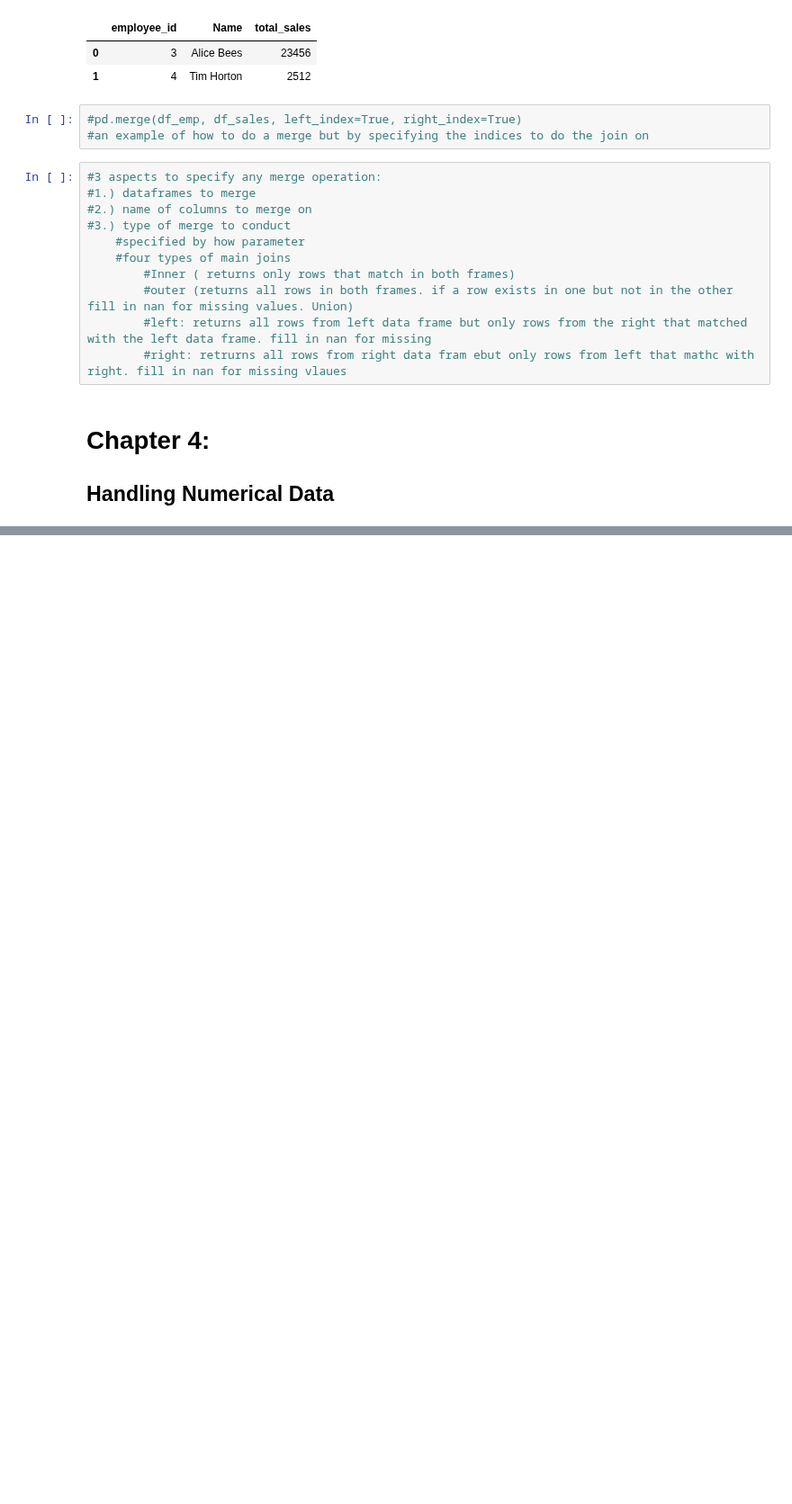
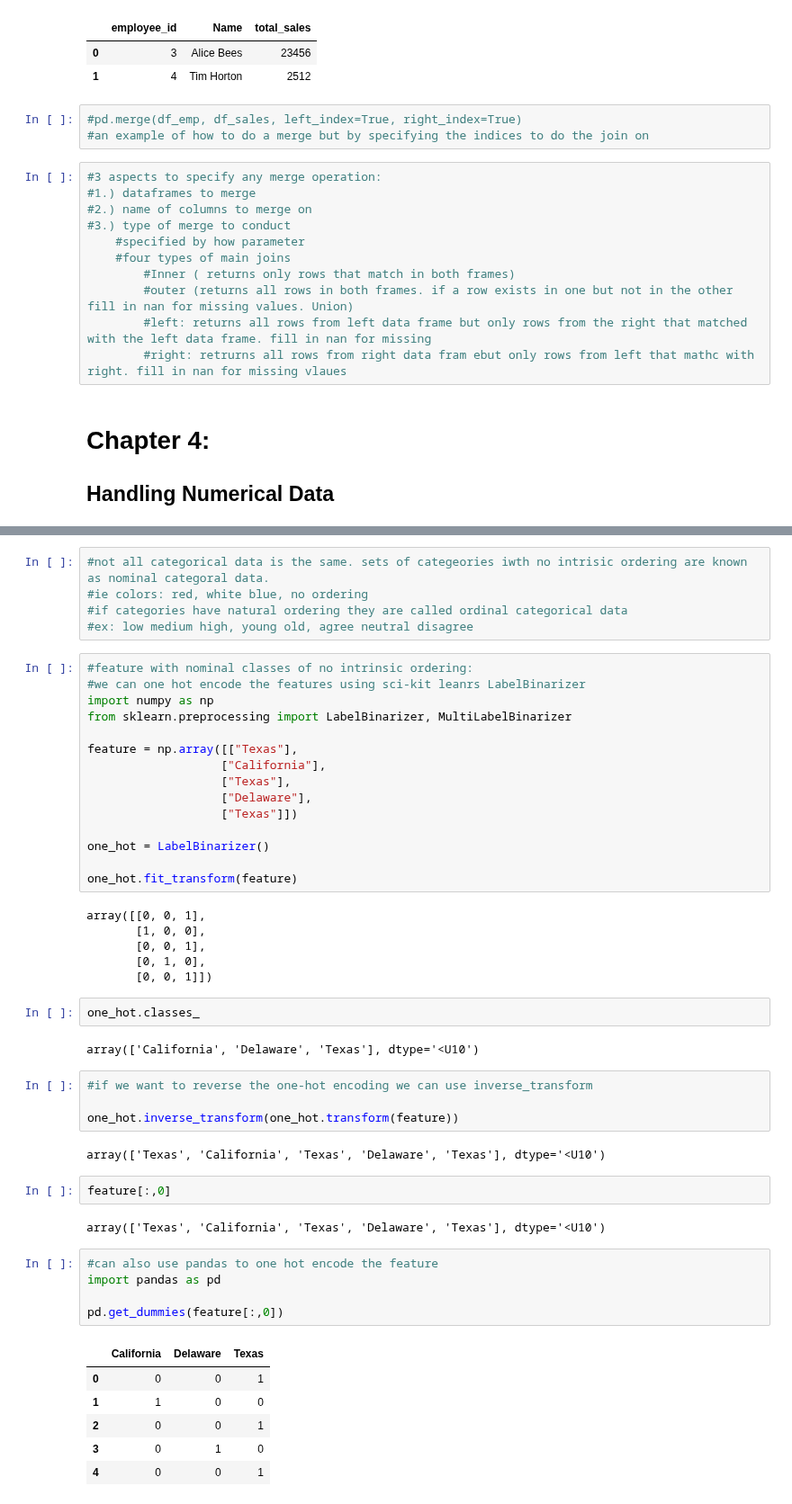
Before and after one commit to nkashyap14/ML-Notes-Exercises, a Jupyter notebook: Machine Learning with Python Cookbook.ipynb, the cells around one changed output, grey strips where cells are left out. Shown at 90% size. Saved outputs shown, nothing was run; the diff lists cells and outputs as text; blank space fills up the shorter version.

```diff
--- a/Machine Learning with Python Cookbook.ipynb
+++ b/Machine Learning with Python Cookbook.ipynb
@@ -839,0 +1227,52 @@ pd.merge(df_emp, df_sales, left_on='employee_id', right_on='employee_id')
+# %%
+#not all categorical data is the same. sets of categeories iwth no intrisic ordering are known as nominal categoral data.
+#ie colors: red, white blue, no ordering
+#if categories have natural ordering they are called ordinal categorical data
+#ex: low medium high, young old, agree neutral disagree
+# %%
+#feature with nominal classes of no intrinsic ordering:
+#we can one hot encode the features using sci-kit leanrs LabelBinarizer
+import numpy as np
+from sklearn.preprocessing import LabelBinarizer, MultiLabelBinarizer
+
+feature = np.array([["Texas"],
+                   ["California"],
+                   ["Texas"],
+                   ["Delaware"],
+                   ["Texas"]])
+
+one_hot = LabelBinarizer()
+
+one_hot.fit_transform(feature)
+# %% [output]
+array([[0, 0, 1],
+       [1, 0, 0],
+       [0, 0, 1],
+       [0, 1, 0],
+       [0, 0, 1]])
+# %%
+one_hot.classes_
+# %% [output]
+array(['California', 'Delaware', 'Texas'], dtype='<U10')
+# %%
+#if we want to reverse the one-hot encoding we can use inverse_transform
+
+one_hot.inverse_transform(one_hot.transform(feature))
+# %% [output]
+array(['Texas', 'California', 'Texas', 'Delaware', 'Texas'], dtype='<U10')
+# %%
+feature[:,0]
+# %% [output]
+array(['Texas', 'California', 'Texas', 'Delaware', 'Texas'], dtype='<U10')
+# %%
+#can also use pandas to one hot encode the feature
+import pandas as pd
+
+pd.get_dummies(feature[:,0])
+# %% [output]
+|  | California | Delaware | Texas |
+| 0 | 0 | 0 | 1 |
+| 1 | 1 | 0 | 0 |
+| 2 | 0 | 0 | 1 |
+| 3 | 0 | 1 | 0 |
+| 4 | 0 | 0 | 1 |
```
Also changed, not shown: parts of 30 cells of this notebook, 1 other file.
